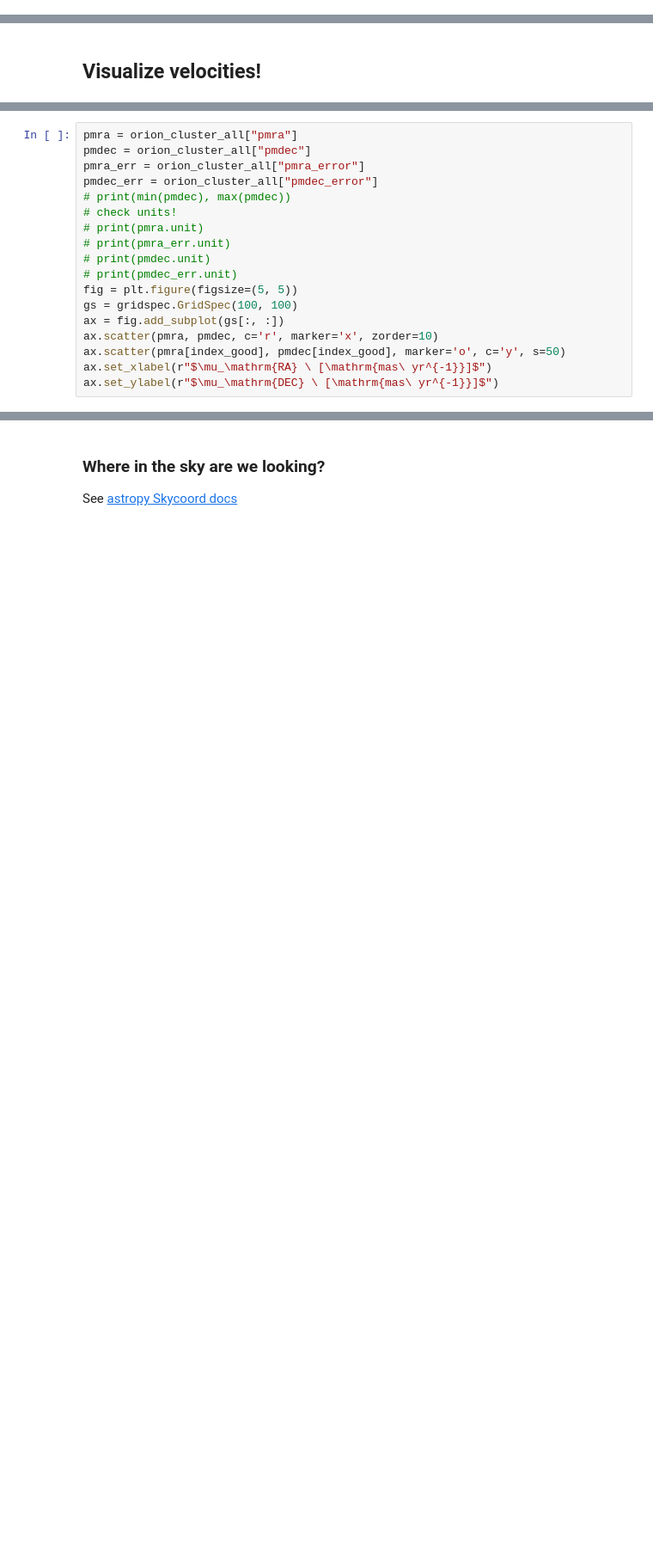
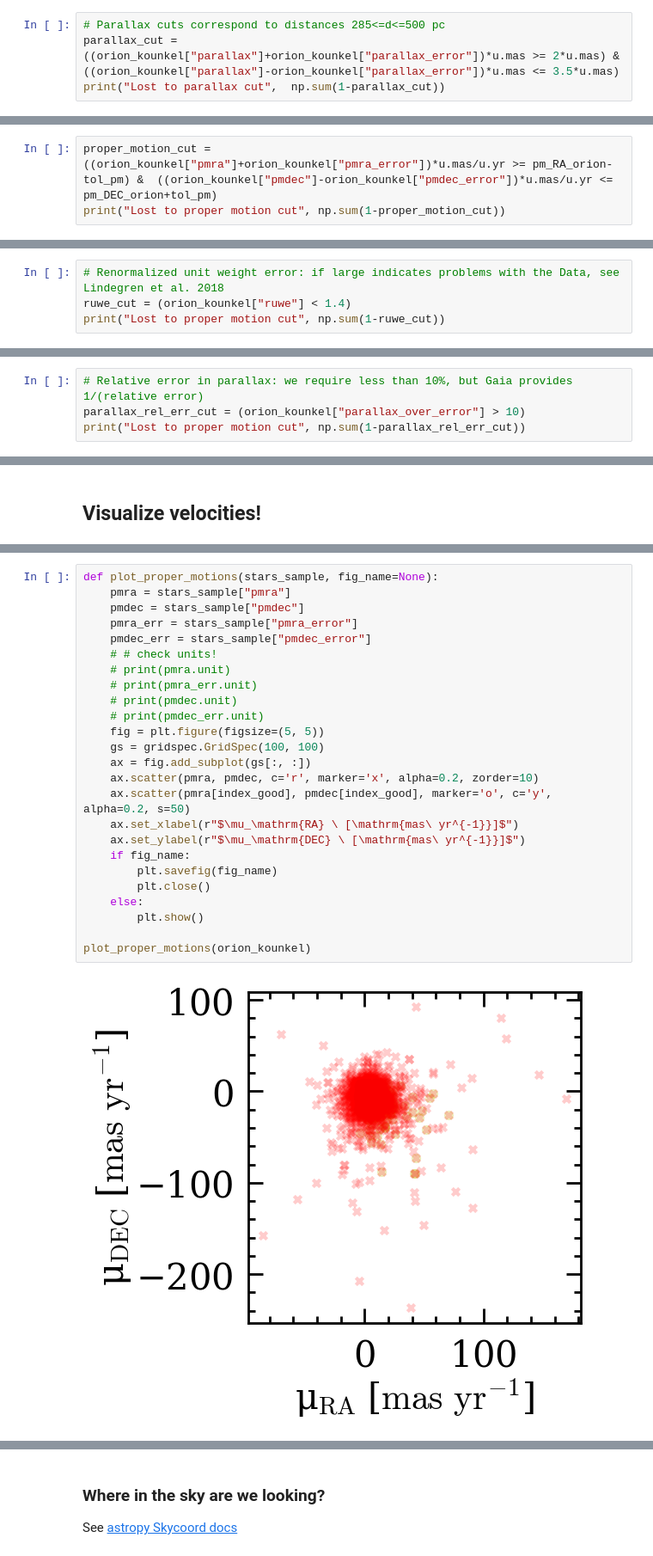
Before and after one commit to mathren/MfA_runaways, a Jupyter notebook: playground/explore_Gaia_dr3_catalog.ipynb, the cells around one changed output, grey strips where cells are left out. Shown at 86% size. Cells and saved outputs as stored; diff of their text form; blank space fills up the shorter version.

```diff
--- a/playground/explore_Gaia_dr3_catalog.ipynb
+++ b/playground/explore_Gaia_dr3_catalog.ipynb
@@ -175,0 +168,4 @@ ax.set_ylabel(r"DEC [deg]")
+# %%
+# Parallax cuts correspond to distances 285<=d<=500 pc
+parallax_cut = ((orion_kounkel["parallax"]+orion_kounkel["parallax_error"])*u.mas >= 2*u.mas) & ((orion_kounkel["parallax"]-orion_kounkel["parallax_error"])*u.mas <= 3.5*u.mas)
+print("Lost to parallax cut",  np.sum(1-parallax_cut))
@@ -175,0 +174,3 @@ ax.set_ylabel(r"DEC [deg]")
+# %%
+proper_motion_cut = ((orion_kounkel["pmra"]+orion_kounkel["pmra_error"])*u.mas/u.yr >= pm_RA_orion-tol_pm) &  ((orion_kounkel["pmdec"]-orion_kounkel["pmdec_error"])*u.mas/u.yr <= pm_DEC_orion+tol_pm)
+print("Lost to proper motion cut", np.sum(1-proper_motion_cut))
@@ -175,0 +179,4 @@ ax.set_ylabel(r"DEC [deg]")
+# %%
+# Renormalized unit weight error: if large indicates problems with the Data, see Lindegren et al. 2018
+ruwe_cut = (orion_kounkel["ruwe"] < 1.4)
+print("Lost to proper motion cut", np.sum(1-ruwe_cut))
@@ -175,0 +185,4 @@ ax.set_ylabel(r"DEC [deg]")
+# %%
+# Relative error in parallax: we require less than 10%, but Gaia provides 1/(relative error)
+parallax_rel_err_cut = (orion_kounkel["parallax_over_error"] > 10)
+print("Lost to proper motion cut", np.sum(1-parallax_rel_err_cut))
@@ -180,20 +249,29 @@ ax.set_ylabel(r"DEC [deg]")
 # %%
-pmra = orion_cluster_all["pmra"]
-pmdec = orion_cluster_all["pmdec"]
-pmra_err = orion_cluster_all["pmra_error"]
-pmdec_err = orion_cluster_all["pmdec_error"]
-# print(min(pmdec), max(pmdec))
-# check units!
-# print(pmra.unit)
-# print(pmra_err.unit)
-# print(pmdec.unit)
-# print(pmdec_err.unit)
-fig = plt.figure(figsize=(5, 5))
-gs = gridspec.GridSpec(100, 100)
-ax = fig.add_subplot(gs[:, :])
-ax.scatter(pmra, pmdec, c='r', marker='x', zorder=10)
-ax.scatter(pmra[index_good], pmdec[index_good], marker='o', c='y', s=50)
-ax.set_xlabel(r"$\mu_\mathrm{RA} \ [\mathrm{mas\ yr^{-1}}]$")
-ax.set_ylabel(r"$\mu_\mathrm{DEC} \ [\mathrm{mas\ yr^{-1}}]$")
+def plot_proper_motions(stars_sample, fig_name=None):
+    pmra = stars_sample["pmra"]
+    pmdec = stars_sample["pmdec"]
+    pmra_err = stars_sample["pmra_error"]
+    pmdec_err = stars_sample["pmdec_error"]
+    # # check units!
+    # print(pmra.unit)
+    # print(pmra_err.unit)
+    # print(pmdec.unit)
+    # print(pmdec_err.unit)
+    fig = plt.figure(figsize=(5, 5))
+    gs = gridspec.GridSpec(100, 100)
+    ax = fig.add_subplot(gs[:, :])
+    ax.scatter(pmra, pmdec, c='r', marker='x', alpha=0.2, zorder=10)
+    ax.scatter(pmra[index_good], pmdec[index_good], marker='o', c='y', alpha=0.2, s=50)
+    ax.set_xlabel(r"$\mu_\mathrm{RA} \ [\mathrm{mas\ yr^{-1}}]$")
+    ax.set_ylabel(r"$\mu_\mathrm{DEC} \ [\mathrm{mas\ yr^{-1}}]$")
+    if fig_name:
+        plt.savefig(fig_name)
+        plt.close()
+    else:
+        plt.show()
+
+plot_proper_motions(orion_kounkel)
+# %% [output]
+[figure, added]
 # %%
 # visualize locations and velocities
```
Also changed, not shown: parts of 45 cells of this notebook, 2 other files.
